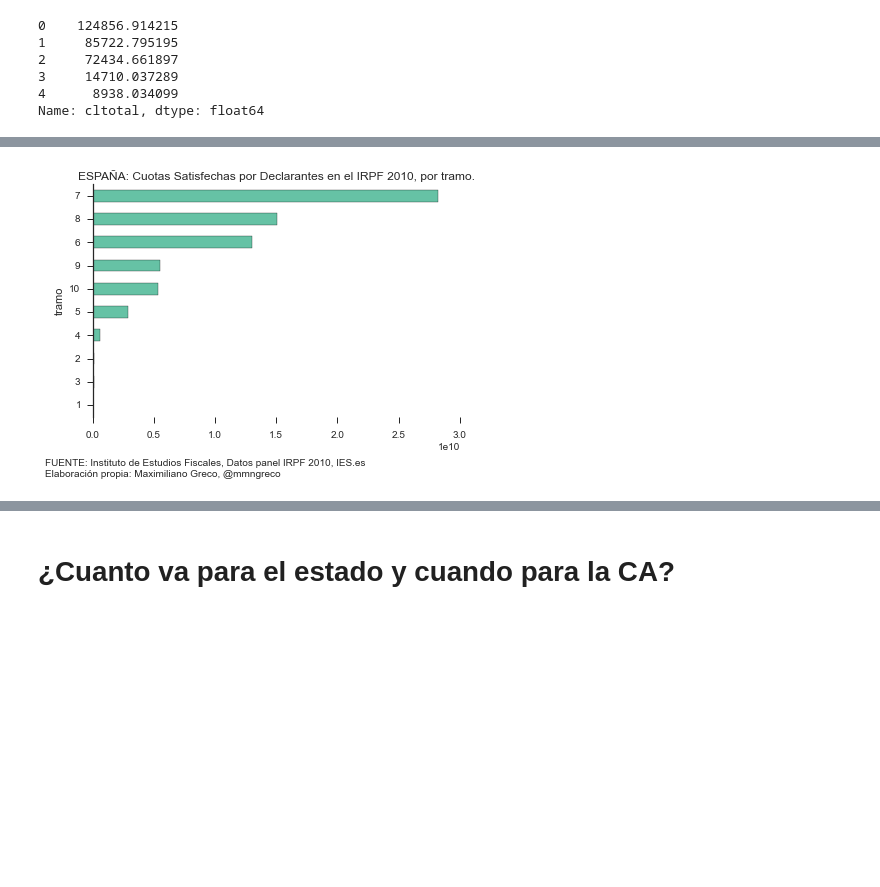
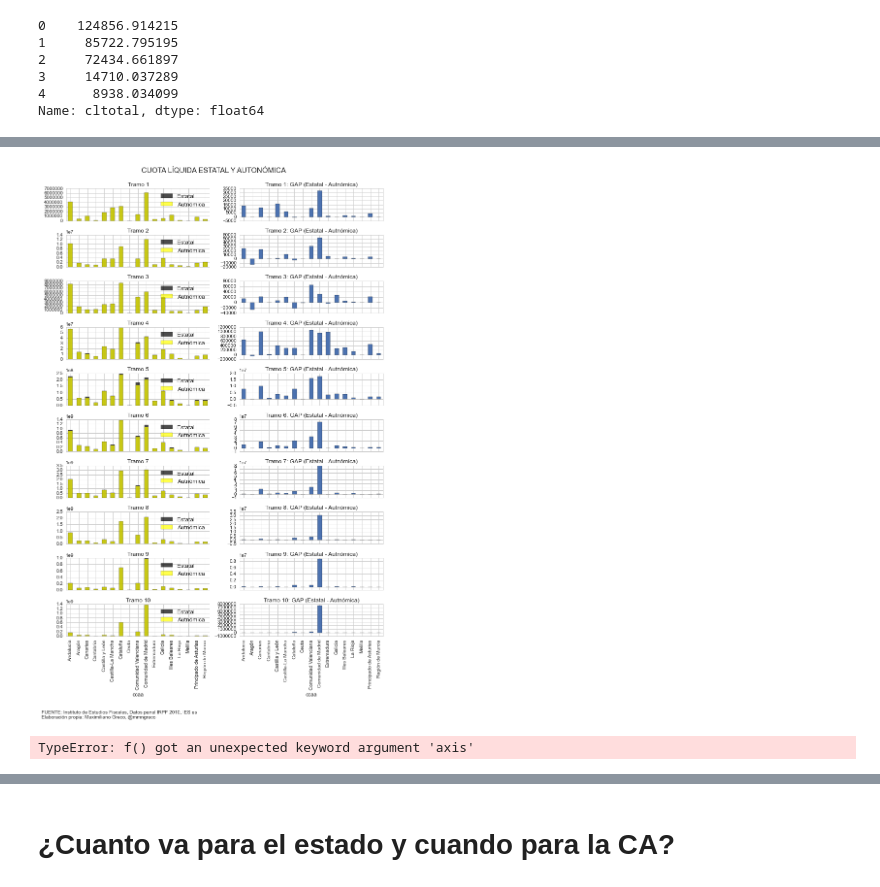
Before and after one commit to mmngreco/Fiscal, a Jupyter notebook: irpf_analisis.ipynb, the cells around one changed output, grey strips where cells are left out. Drawn from its saved outputs; the diff is of its cells as text; code cells hidden in the pictures; blank space fills up the shorter version.

```diff
--- a/irpf_analisis.ipynb
+++ b/irpf_analisis.ipynb
@@ -526,15 +526,3 @@ data_pob.cltotal.head() # ver la serie creada.
 3     14710.037289
 4      8938.034099
 Name: cltotal, dtype: float64
-# %%
-data_cuotas_liq = data_pob.pivot_table(values=['c720', 'c721'], index='tramo', columns='ccaa', aggfunc='sum')
-#data_cuotas_liq['diff'] = data_cuotas_liq.c720 - data_cuotas_liq.c721
-data_cuotas_liq
-
-fig = plt.figure(figsize=(20,10))
-ax = fig.add_subplot(111)
-for i in range(1, 11):
-    data_cuotas_liq.c720.loc[i].plot(ax=ax)
-    # data_cuotas_liq.c721.loc[i].plot(ax=ax)
-
-plt.xticks(range(len(data_cuotas_liq.c720.columns)), data_cuotas_liq.c720.columns, rotation=90)
@@ -560,0 +536,6 @@ plt.xticks(range(len(data_cuotas_liq.c720.columns)), data_cuotas_liq.c720.column
+# %%
+data_cuotas_liq = data_pob.pivot_table(values=['c720', 'c721'], index='tramo', columns='ccaa', aggfunc='sum')
+
+df = data_cuotas_liq.c720 - data_cuotas_liq.c721
+
+data_cuotas_liq.head()
@@ -561,7 +551,32 @@ plt.xticks(range(len(data_cuotas_liq.c720.columns)), data_cuotas_liq.c720.column
+# %%
+ttl = 'CUOTA LÍQUIDA ESTATAL Y AUTONÓMICA'
+fig = plt.figure(figsize=(10,15))
+
+for ii, i in enumerate(range(1, 21, 2)):
+    ii += 1
+    ax = fig.add_subplot(10,2,i)
+    data_cuotas_liq.c720.loc[ii].plot(kind='bar', ax=ax, sharex=True, label='Estatal', color='black', alpha=0.7)
+    data_cuotas_liq.c721.loc[ii].plot(kind='bar', ax=ax, sharex=True, label='Autnómica', color='yellow', alpha=0.7)
+    plt.title('Tramo %s' % ii)
+    plt.legend(loc=1, fontsize=12)
+
+    ax = fig.add_subplot(10,2,i+1)
+    plt.xticks(range(len(data_cuotas_liq.c720.columns)), data_cuotas_liq.c720.columns, rotation=90)
+    df.loc[ii].plot(kind='bar', ax=ax, sharex=True)
+    plt.title('Tramo %s: GAP (Estatal - Autnómica)' % ii)
+
+plt.suptitle(ttl, y=1.02, fontsize=15)
+
+plt.text(-24, - 24 * 10 ** 6, foot, fontsize=10)
+
+plt.tight_layout()
+plt.savefig('imgs/cuota_liquida_estatal_auton_tramo_ccaa.png', bbox_iches='tight', dpi=300)
+# %% [output]
+[figure, added]
 # %%
 #tot_count = data_pob.ccaa[data_pob.tramo > 7].count()
 
-data_pob.groupby(['tramo']).cltotal.sum().order(ascending=True).plot(kind='barh')
+data_pob.groupby(['tramo'])[['c721', 'c720']].sum(1).order(ascending=True).plot(kind='barh')
 plt.tight_layout()
 
 # GUARDAR IMAGEN Y TEXTO
@@ -586,7 +601,7 @@ ax.set_xlabel('')
 
 plt.savefig('imgs/sum_ascending_cuota_by_tramo.png', bbox_inches='tight', dpi=150)
 # %% [output]
-[figure, removed]
+TypeError: f() got an unexpected keyword argument 'axis'
 # %%
 ccaa = data_pob.ccaa.unique()
 ccaa_cltotal = dict()
```
Also changed, not shown: parts of 6 cells of this notebook, 2 other files.
